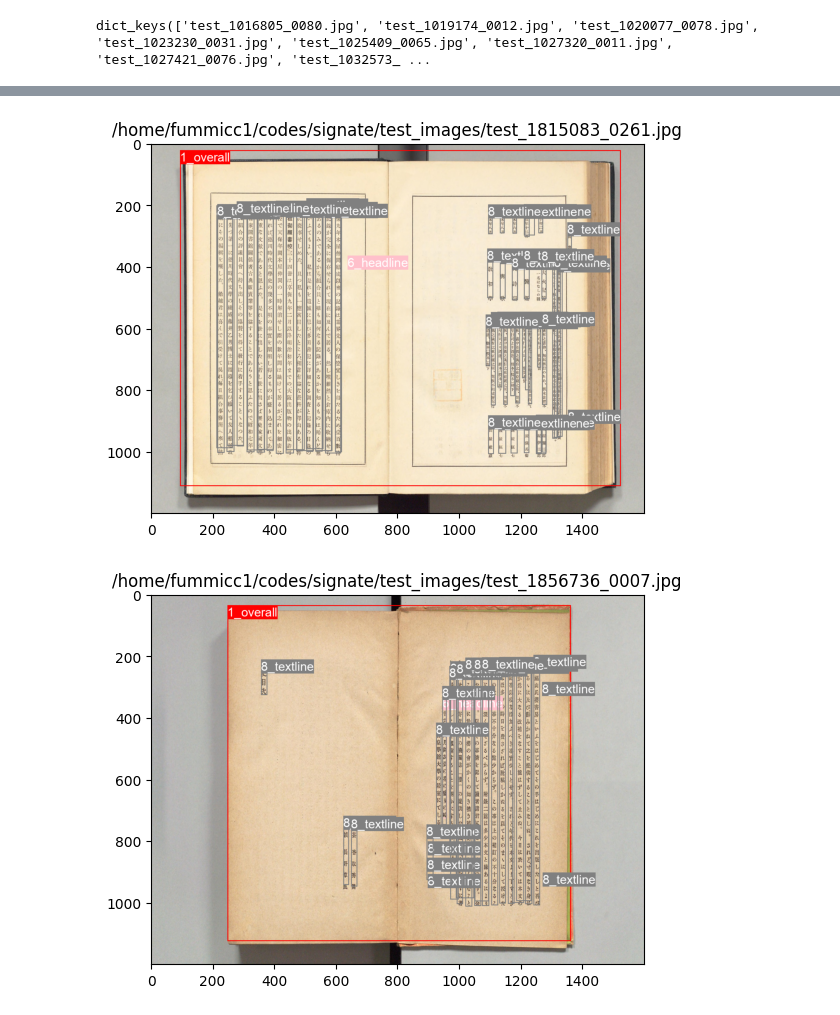
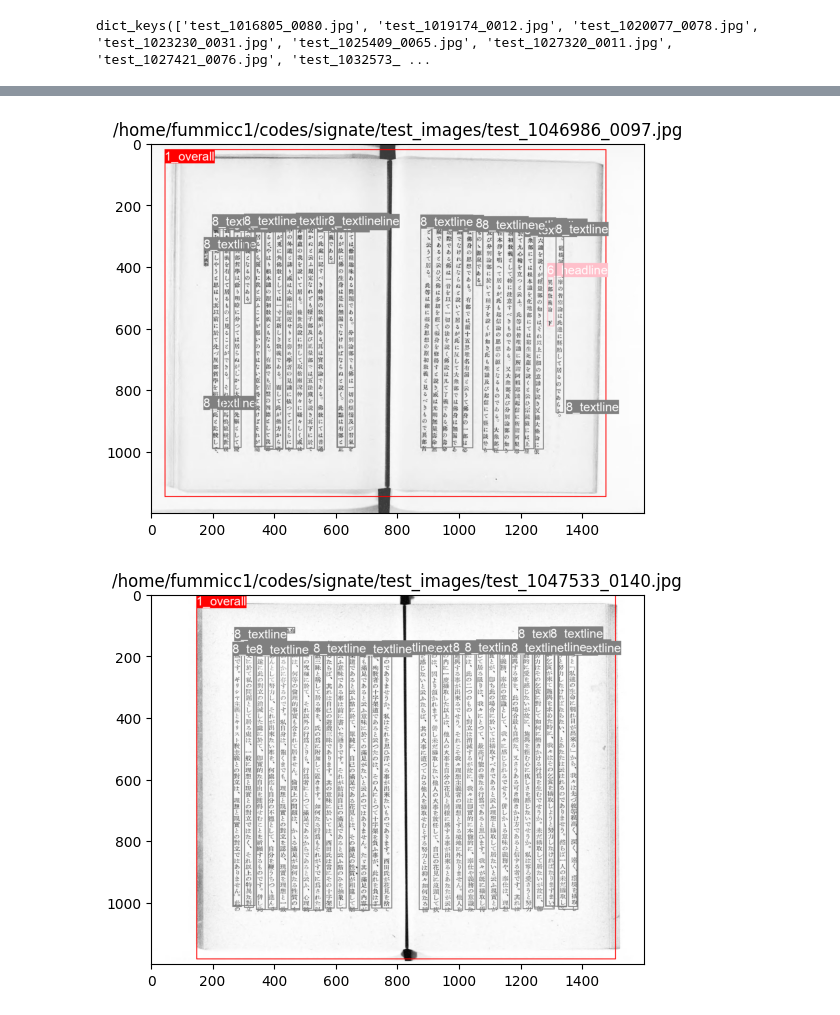
Before and after one commit to fummicc1/signate-262, a Jupyter notebook: check_result.ipynb, the cells around one changed output, grey strips where cells are left out. Cells and saved outputs as stored; diff of their text form; code cells hidden in the pictures.

```diff
--- a/check_result.ipynb
+++ b/check_result.ipynb
@@ -29,7 +29,7 @@ with open(result_path, "r") as f:
     print(data.keys())
     for key in data.keys():
         cnt += 1
-        start = 100
+        start = 20
         if cnt <= start or cnt >= start + 10:
             continue
         img_path = pathlib.Path("/home/fummicc1/codes/signate") / "test_images" / key
@@ -56,2 +56,2 @@ dict_keys(['test_1016805_0080.jpg', 'test_1019174_0012.jpg', 'test_1020077_0078.
-[figure, old version]
+[figure, new version]
-[figure, old version]
+[figure, new version]
```
Also changed, not shown: parts of 1 cell of this notebook, 9 other files.
